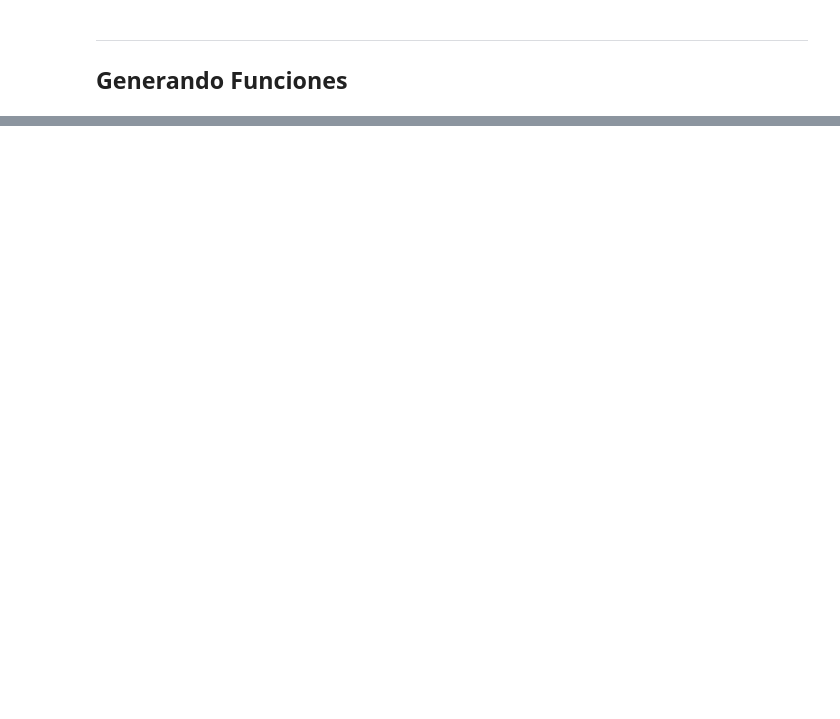
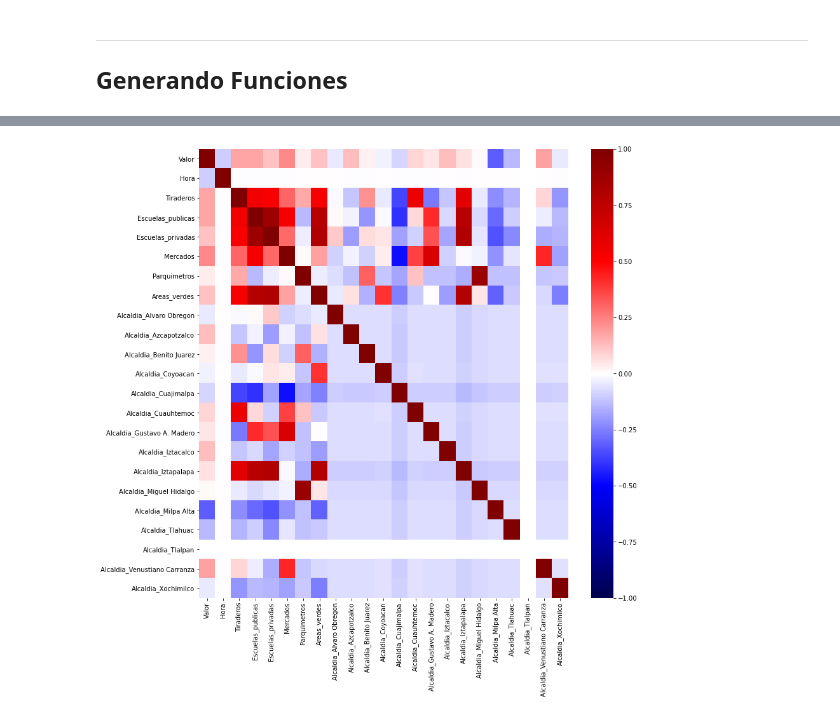
Before and after one commit to JonathanMartignon/Data_CDMX_Un_Aire_No_Tan_Bueno, a Jupyter notebook: Notebook/Notebook_Modelo.ipynb, the cells around one changed output, grey strips where cells are left out. Drawn from its saved outputs; the diff is of its cells as text; code cells hidden in the pictures; blank space fills up the shorter version.

```diff
--- a/Notebook/Notebook_Modelo.ipynb
+++ b/Notebook/Notebook_Modelo.ipynb
@@ -46,0 +163,3 @@ data.head()
+# %%
+No2.drop(['Clave Parámetro'],axis=1,inplace=True)
+No2.head(2)
@@ -46,0 +229,6 @@ data.head()
+# %%
+plt.figure(figsize=(13,13))
+sns.heatmap(No2.corr(),vmax=1,vmin=-1,cmap='seismic')
+plt.show()
+# %% [output]
+[figure, added]
```
Also changed, not shown: parts of 38 cells of this notebook, 1 other file.
